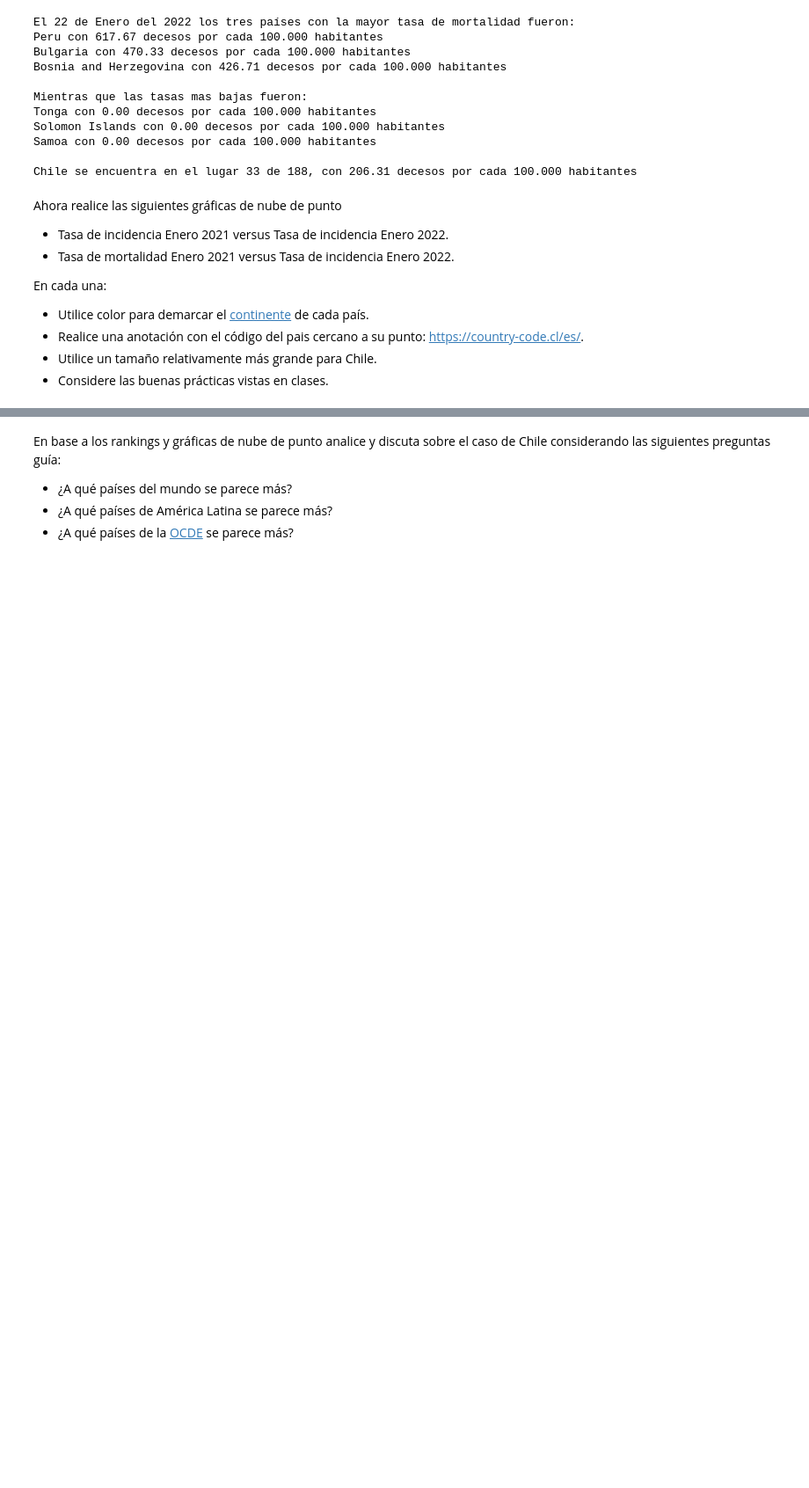
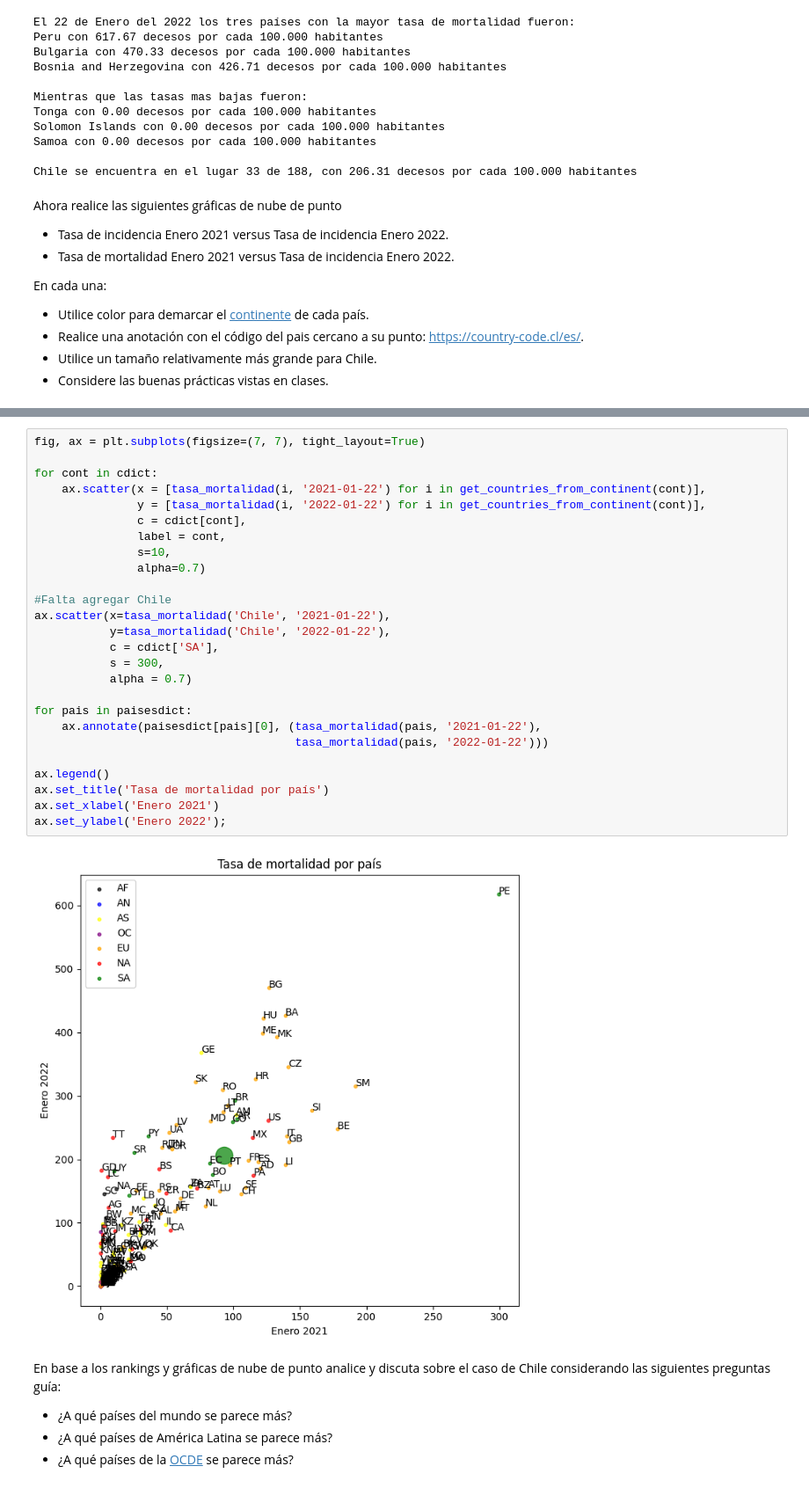
Before and after one commit to phuijse-classroom/info147-tarea-unidad1-los_pitones, a Jupyter notebook: enunciado.ipynb, the cells around one changed output, grey strips where cells are left out. Shown: that part at 88% size. Cells and saved outputs as stored; diff of their text form; blank space fills up the shorter version.

```diff
--- a/enunciado.ipynb
+++ b/enunciado.ipynb
@@ -538,3 +579,31 @@ ax.set_ylabel('Enero 2022');
+# %%
+fig, ax = plt.subplots(figsize=(7, 7), tight_layout=True)
+
+for cont in cdict:
+    ax.scatter(x = [tasa_mortalidad(i, '2021-01-22') for i in get_countries_from_continent(cont)],
+               y = [tasa_mortalidad(i, '2022-01-22') for i in get_countries_from_continent(cont)],
+               c = cdict[cont],
+               label = cont,
+               s=10,
+               alpha=0.7)
+
+#Falta agregar Chile
+ax.scatter(x=tasa_mortalidad('Chile', '2021-01-22'),
+           y=tasa_mortalidad('Chile', '2022-01-22'),
+           c = cdict['SA'],
+           s = 300,
+           alpha = 0.7)
+
+for pais in paisesdict:
+    ax.annotate(paisesdict[pais][0], (tasa_mortalidad(pais, '2021-01-22'),
+                                      tasa_mortalidad(pais, '2022-01-22')))
+
+ax.legend()
+ax.set_title('Tasa de mortalidad por país')
+ax.set_xlabel('Enero 2021')
+ax.set_ylabel('Enero 2022');
+# %% [output]
+[figure, added]
 # %% [markdown]
 En base a los rankings y gráficas de nube de punto analice y discuta sobre el caso de Chile considerando las siguientes preguntas guía:
 
```
Also changed, not shown: parts of 13 cells of this notebook.
